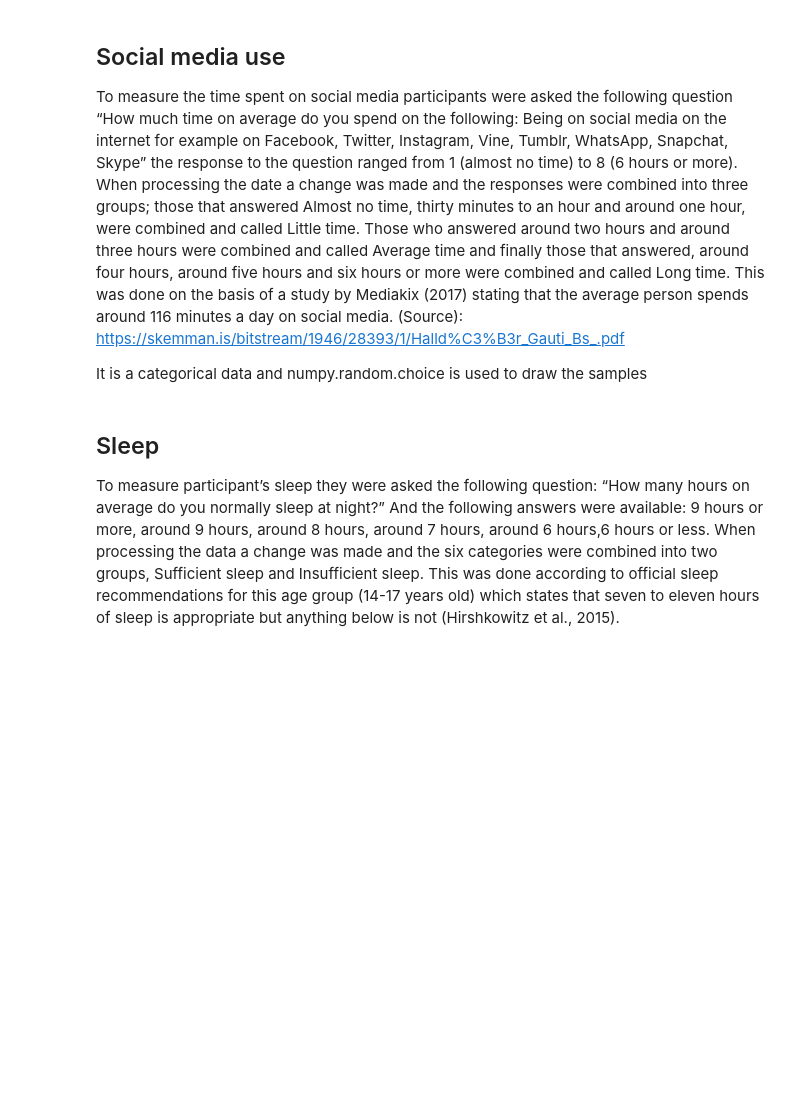
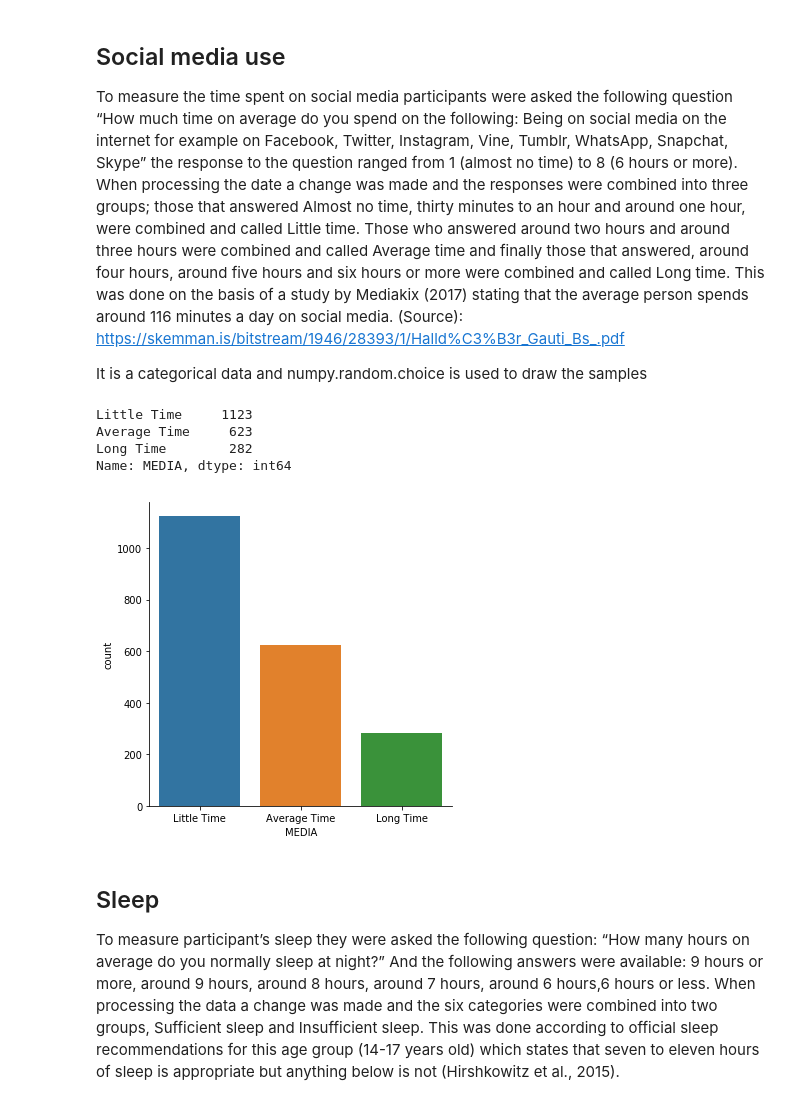
Before and after one commit to Freeha-S/ProgDA_Project, a Jupyter notebook: ProgDA-Project.ipynb, the cells around one changed output. Drawn from its saved outputs; the diff is of its cells as text; code cells hidden in the pictures; blank space fills up the shorter version.

```diff
--- a/ProgDA-Project.ipynb
+++ b/ProgDA-Project.ipynb
@@ -411,8 +423,16 @@ s_data['MEDIA']= np.random.choice(smedia, 2028,p=[0.555,0.304,0.141])
 
 s_data['MEDIA'].value_counts()
 # Plot of media use
-plt.hist(s_data['MEDIA'])
-plt.show()
+# %% [output]
+Little Time     1123
+Average Time     623
+Long Time        282
+Name: MEDIA, dtype: int64
+# %%
+sns.catplot(x="MEDIA", kind="count" ,data=s_data);
+plt.show()
+# %% [output]
+[figure, added]
 # %% [markdown]
 ## Sleep
 To measure participant’s sleep they were asked the following question: “How many hours on average do you normally sleep at night?” And the following answers were available: 9 hours or more, around 9 hours, around 8 hours, around 7 hours, around 6 hours,6 hours or less. When processing the data a change was made and the six categories were combined into two groups, Sufficient sleep and Insufficient sleep. This was done according to official sleep recommendations for this age group (14-17 years old) which states that seven to eleven hours of sleep is appropriate but anything below is not (Hirshkowitz et al., 2015).
```
Also changed, not shown: parts of 44 cells of this notebook.
